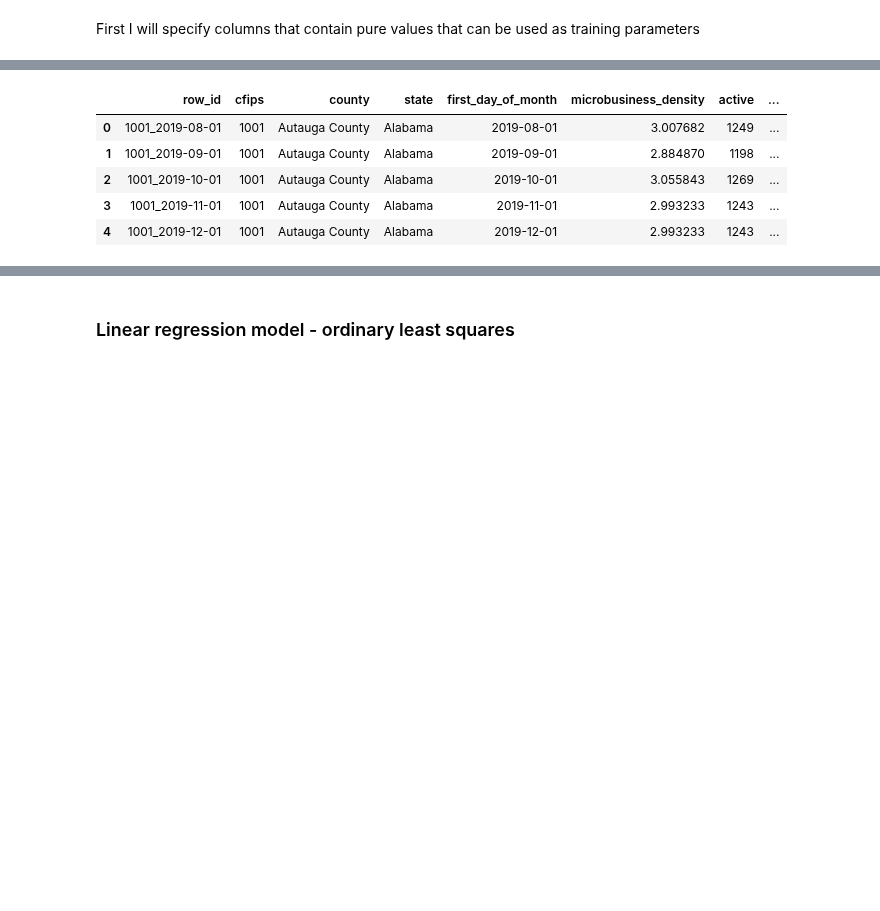
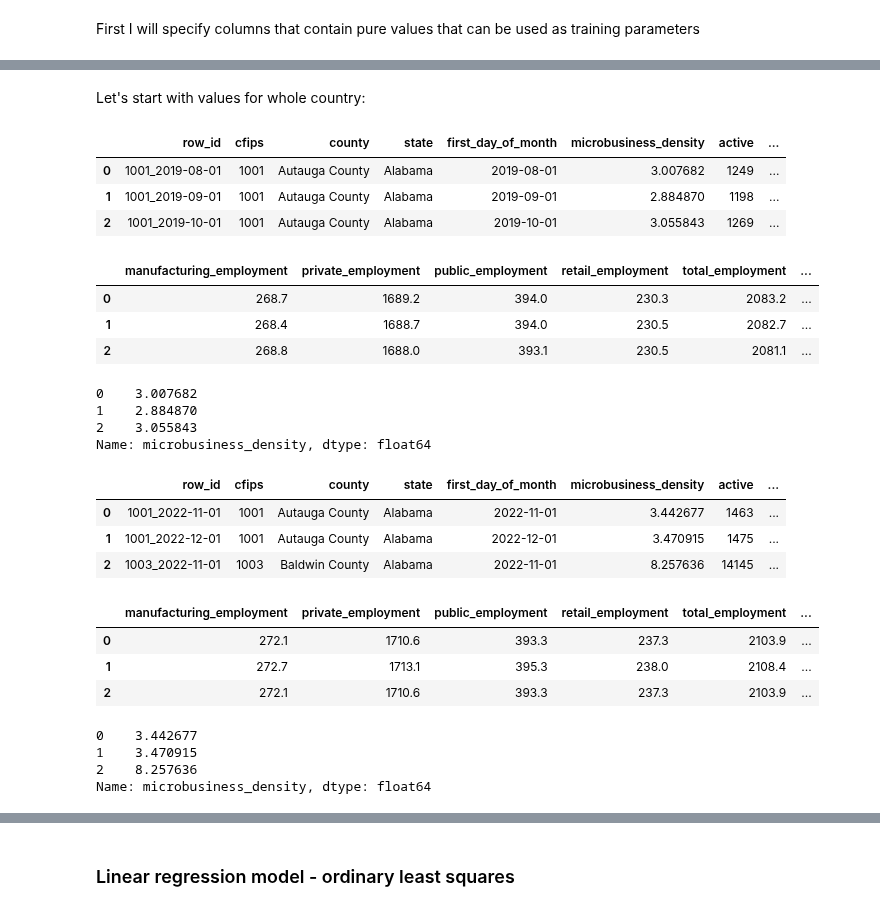
Before and after one commit to vroobelle93/03_GoDaddy, a Jupyter notebook: godaddy1.ipynb, the cells around one changed output, grey strips where cells are left out. Saved outputs shown, nothing was run; the diff lists cells and outputs as text; code cells hidden in the pictures; blank space fills up the shorter version.

```diff
--- a/godaddy1.ipynb
+++ b/godaddy1.ipynb
@@ -196,20 +197,51 @@ And now we can specify our training and test sets
+# %% [markdown]
+Let's start with values for whole country:
 # %%
 # Training data for all regions
-allparams_train = pd.merge(
+all_train = pd.merge(
     train_set,
     gathered_data_df,
     how='left',
     left_on=['state', 'first_day_of_month'],
     right_on=['state', 'first_day_of_month']
 )
 
-allparams_train.head()
+all_train.head(3)
 # %% [output]
 |  | row_id | cfips | county | state | first_day_of_month | microbusiness_density | active | ... |
 | 0 | 1001_2019-08-01 | 1001 | Autauga County | Alabama | 2019-08-01 | 3.007682 | 1249 | ... |
 | 1 | 1001_2019-09-01 | 1001 | Autauga County | Alabama | 2019-09-01 | 2.884870 | 1198 | ... |
 | 2 | 1001_2019-10-01 | 1001 | Autauga County | Alabama | 2019-10-01 | 3.055843 | 1269 | ... |
-| 3 | 1001_2019-11-01 | 1001 | Autauga County | Alabama | 2019-11-01 | 2.993233 | 1243 | ... |
-| 4 | 1001_2019-12-01 | 1001 | Autauga County | Alabama | 2019-12-01 | 2.993233 | 1243 | ... |
+# %%
+# Training set for all regions - variables
+all_train_X = all_train.loc[:, value_columns]
+all_train_X.head(3)
+# %% [output]
+|  | manufacturing_employment | private_employment | public_employment | retail_employment | total_employment | ... |
+| 0 | 268.7 | 1689.2 | 394.0 | 230.3 | 2083.2 | ... |
+| 1 | 268.4 | 1688.7 | 394.0 | 230.5 | 2082.7 | ... |
+| 2 | 268.8 | 1688.0 | 393.1 | 230.5 | 2081.1 | ... |
+# %%
+# Training set for all regions - target values
+all_train_y = all_train.loc[:, 'microbusiness_density']
+all_train_y.head(3)
+# %% [output]
+0    3.007682
+1    2.884870
+2    3.055843
+Name: microbusiness_density, dtype: float64
 # %%
 # Testing data for all regions
+all_test = pd.merge(
+    revealed_test,
+    gathered_data_df,
+    how='left',
+    on=['state', 'first_day_of_month']
+)
+
+all_test.head(3)
+# %% [output]
+|  | row_id | cfips | county | state | first_day_of_month | microbusiness_density | active | ... |
+| 0 | 1001_2022-11-01 | 1001 | Autauga County | Alabama | 2022-11-01 | 3.442677 | 1463 | ... |
+| 1 | 1001_2022-12-01 | 1001 | Autauga County | Alabama | 2022-12-01 | 3.470915 | 1475 | ... |
+| 2 | 1003_2022-11-01 | 1003 | Baldwin County | Alabama | 2022-11-01 | 8.257636 | 14145 | ... |
@@ -220,0 +248,18 @@ allparams_train_X = allparams_train.loc[:, ['cfips', 'first_day_of_month']+value
+# %%
+# Testing data - variables
+all_test_X = all_test.loc[:, value_columns]
+all_test_X.head(3)
+# %% [output]
+|  | manufacturing_employment | private_employment | public_employment | retail_employment | total_employment | ... |
+| 0 | 272.1 | 1710.6 | 393.3 | 237.3 | 2103.9 | ... |
+| 1 | 272.7 | 1713.1 | 395.3 | 238.0 | 2108.4 | ... |
+| 2 | 272.1 | 1710.6 | 393.3 | 237.3 | 2103.9 | ... |
+# %%
+# Testing data - validation values
+all_test_y = all_test.loc[:, 'microbusiness_density']
+all_test_y.head(3)
+# %% [output]
+0    3.442677
+1    3.470915
+2    8.257636
+Name: microbusiness_density, dtype: float64
```
Also changed, not shown: parts of 10 cells of this notebook.
